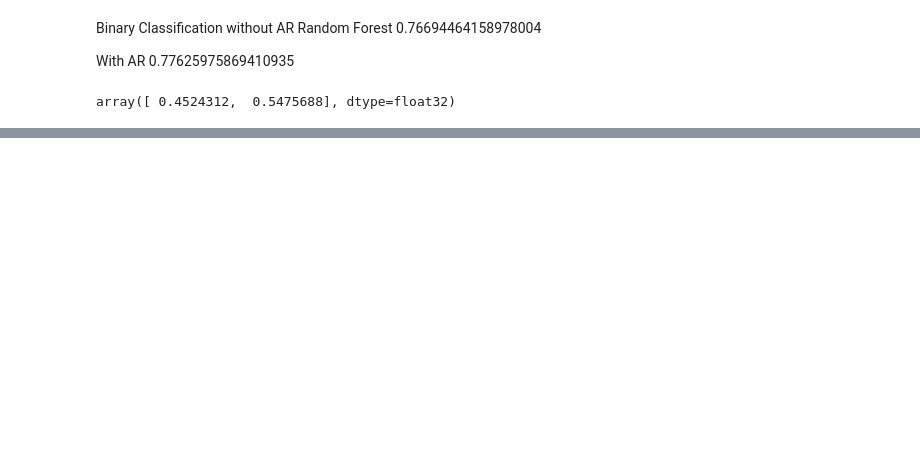
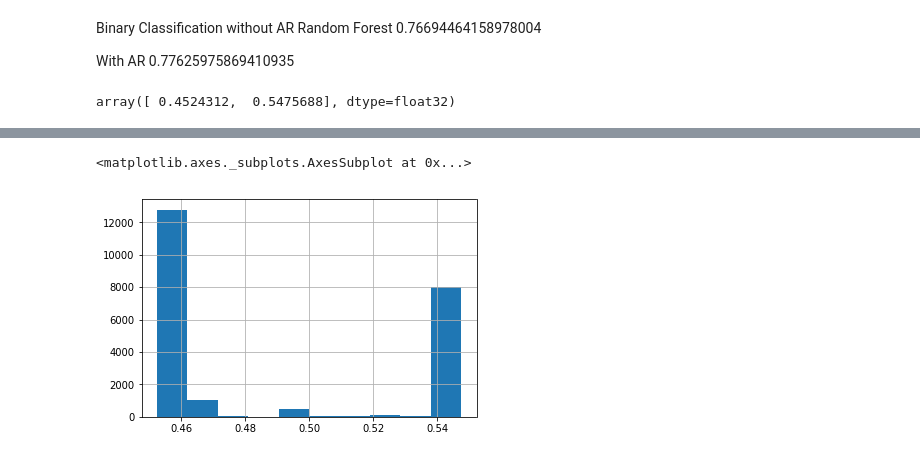
Before and after one commit to monkeydunkey/NetworkIntrusionDetection, a Jupyter notebook: Model Evaluation.ipynb, the cells around one changed output, grey strips where cells are left out. Saved outputs shown, nothing was run; the diff lists cells and outputs as text; code cells hidden in the pictures; blank space fills up the shorter version.

```diff
--- a/Model Evaluation.ipynb
+++ b/Model Evaluation.ipynb
@@ -236,0 +427,5 @@ pred_y_xgb_binary[0]
+# %%
+pd.Series(pred_y_xgb_proba[:, 1]).hist()
+# %% [output]
+<matplotlib.axes._subplots.AxesSubplot at 0x...>
+[figure, added]
```
Also changed, not shown: parts of 18 cells of this notebook, 3 other files.
